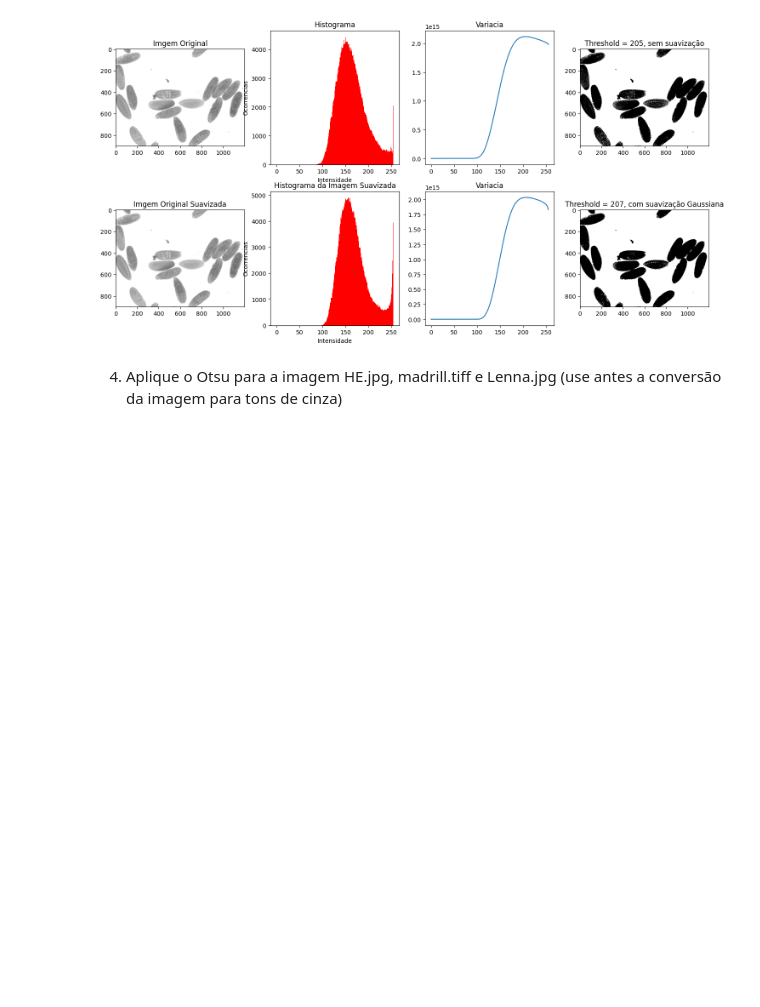
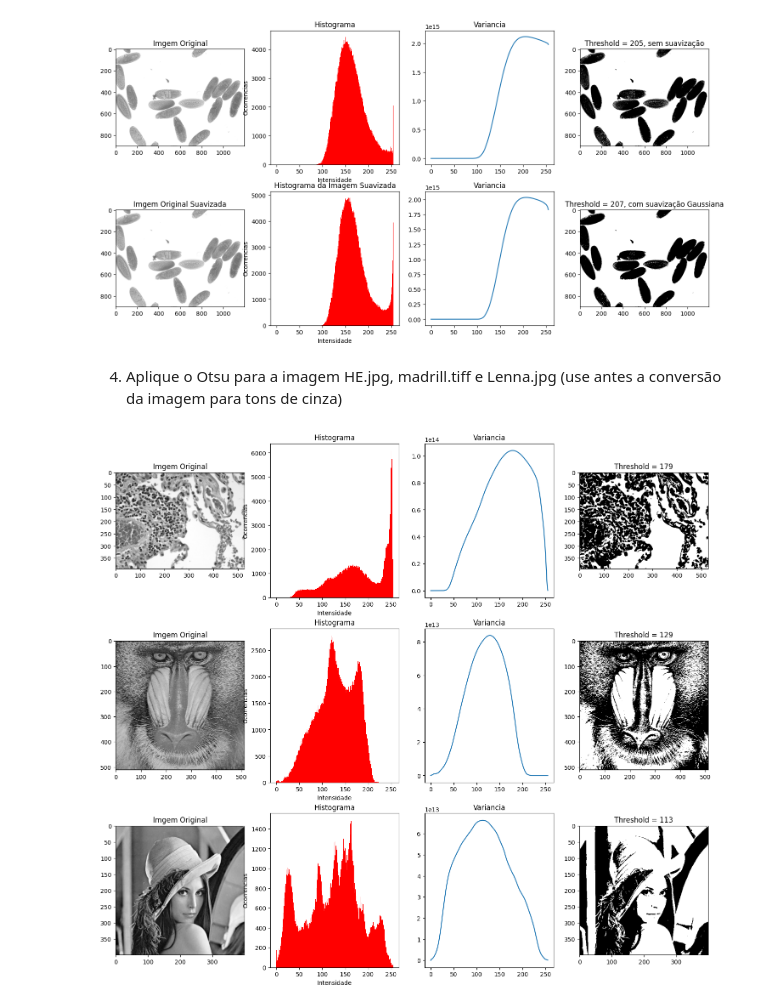
Before and after one commit to HelvesPallin/ppgco-ufu, a Jupyter notebook: ProcessamentoDigitalImagens/lab06/Lab06.ipynb, the cells around one changed output. Saved outputs shown, nothing was run; the diff lists cells and outputs as text; code cells hidden in the pictures; blank space fills up the shorter version.

```diff
--- a/ProcessamentoDigitalImagens/lab06/Lab06.ipynb
+++ b/ProcessamentoDigitalImagens/lab06/Lab06.ipynb
@@ -126,3 +126,50 @@ axarr[1,3].title.set_text("Threshold = "+str(np.argmax(img1SuavVariancia))+", co
 [figure]
 # %% [markdown]
 4. Aplique o Otsu para a imagem HE.jpg, madrill.tiff e  Lenna.jpg (use antes a conversão da imagem para tons de cinza)
+# %%
+img2 = cv2.imread("img/HE.jpg", cv2.IMREAD_GRAYSCALE)
+img3 = cv2.imread("img/madrill.tiff", cv2.IMREAD_GRAYSCALE)
+img4 = cv2.imread("img/Lenna.jpg", cv2.IMREAD_GRAYSCALE)
+imgHist = np.histogram(img1, bins=256, range=(0,255))[0]
+
+img2HistParc, img2Variancia = otsu(img2)
+img3HistParc, img3Variancia = otsu(img3)
+img4HistParc, img4Variancia = otsu(img4)
+
+_, img2Binary = cv2.threshold(img2, np.argmax(img2Variancia), 255, cv2.THRESH_BINARY)
+_, img3Binary = cv2.threshold(img3, np.argmax(img3Variancia), 255, cv2.THRESH_BINARY)
+_, img4Binary = cv2.threshold(img4, np.argmax(img4Variancia), 255, cv2.THRESH_BINARY)
+
+f, axarr = plt.subplots(3,4, figsize = (18,16))
+axarr[0,0].imshow(img2, cmap='gray', vmin=0, vmax=255)
+axarr[0,0].title.set_text("Imgem Original")
+axarr[0,1].bar(np.arange(255), img2HistParc, width=1, bottom=None, align='center', label='Histogram', color='red')
+axarr[0,1].title.set_text("Histograma")
+axarr[0,1].set_xlabel("Intensidade")
+axarr[0,1].set_ylabel("Ocorrencias")
+axarr[0,2].plot(np.arange(256), img2Variancia, linestyle='-')
+axarr[0,2].title.set_text("Variancia")
+axarr[0,3].imshow(img2Binary, cmap='gray', vmin=0, vmax=255)
+axarr[0,3].title.set_text("Threshold = "+str(np.argmax(img2Variancia)))
+axarr[1,0].imshow(img3, cmap='gray', vmin=0, vmax=255)
+axarr[1,0].title.set_text("Imgem Original")
+axarr[1,1].bar(np.arange(255), img3HistParc, width=1, bottom=None, align='center', label='Histogram', color='red')
+axarr[1,1].title.set_text("Histograma")
+axarr[1,1].set_xlabel("Intensidade")
+axarr[1,1].set_ylabel("Ocorrencias")
+axarr[1,2].plot(np.arange(256), img3Variancia, linestyle='-')
+axarr[1,2].title.set_text("Variancia")
+axarr[1,3].imshow(img3Binary, cmap='gray', vmin=0, vmax=255)
+axarr[1,3].title.set_text("Threshold = "+str(np.argmax(img3Variancia)))
+axarr[2,0].imshow(img4, cmap='gray', vmin=0, vmax=255)
+axarr[2,0].title.set_text("Imgem Original")
+axarr[2,1].bar(np.arange(255), img4HistParc, width=1, bottom=None, align='center', label='Histogram', color='red')
+axarr[2,1].title.set_text("Histograma")
+axarr[2,1].set_xlabel("Intensidade")
+axarr[2,1].set_ylabel("Ocorrencias")
+axarr[2,2].plot(np.arange(256), img4Variancia, linestyle='-')
+axarr[2,2].title.set_text("Variancia")
+axarr[2,3].imshow(img4Binary, cmap='gray', vmin=0, vmax=255)
+axarr[2,3].title.set_text("Threshold = "+str(np.argmax(img4Variancia)))
+# %% [output]
+[figure, added]
```
Also changed, not shown: parts of 1 cell of this notebook.
